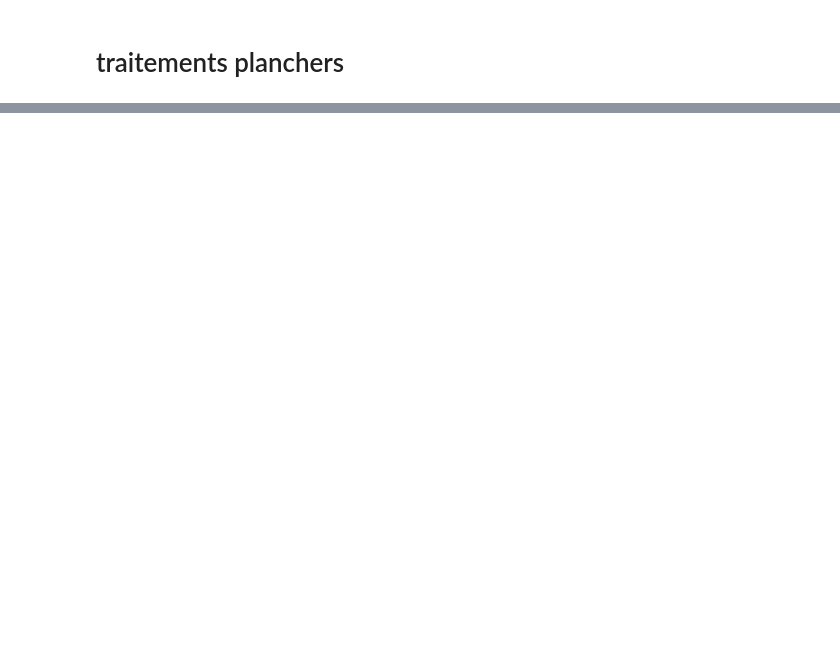
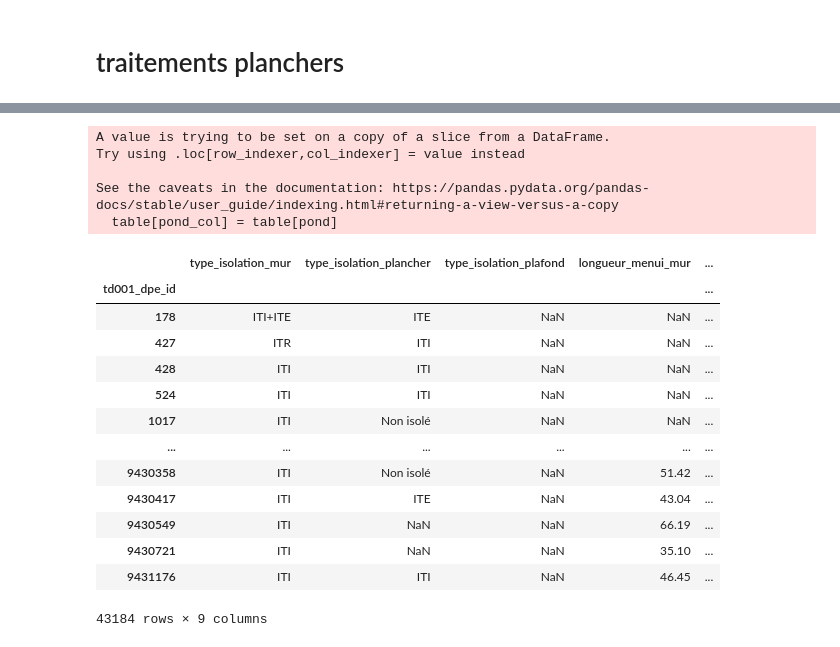
Before and after one commit to etalab/de-dpe-processing, a Jupyter notebook: data_processing_cstb/traitement_donnees_metier/dev.ipynb, the cells around one changed output, grey strips where cells are left out. Drawn from its saved outputs; the diff is of its cells as text; code cells hidden in the pictures; blank space fills up the shorter version.

```diff
--- a/data_processing_cstb/traitement_donnees_metier/dev.ipynb
+++ b/data_processing_cstb/traitement_donnees_metier/dev.ipynb
@@ -621,0 +1158,48 @@ table_concat
+# %%
+type_liaison_to_varname={'Mensuiserie / Plancher haut':'menui_ph',
+ 'Menuiserie / Mur':'menui_mur',
+ 'Plancher bas / Mur':'pb_mur',
+ 'Plancher haut lourd / Mur':'ph_mur',
+ 'Plancher intermédiaire lourd / Mur':'pi_mur',
+ 'Refend / Mur':'refend_mur',}
+# %%
+td010['type_liaison']=td010.tv013_type_liaison.replace(type_liaison_to_varname)
+# %%
+long=td010.pivot_table(index='td001_dpe_id',columns = 'type_liaison',values='longueur',aggfunc='sum')
+long.columns = [f'longueur_{col}' for col in long]
+
+type_isol_mur = agg_pond_top_freq(td010, 'tv013_isolation_mur', 'longueur',
+                       'td001_dpe_id').to_frame('type_isolation_mur')
+td010_pb = td010.loc[td010.type_liaison=='pb_mur']
+type_isol_plancher = agg_pond_top_freq(td010_pb, 'tv013_plancher_bas', 'longueur',
+                       'td001_dpe_id').to_frame('type_isolation_plancher')
+
+td010_ph = td010.loc[td010.type_liaison=='ph_mur']
+type_isol_plafond = agg_pond_top_freq(td010_ph, 'tv013_plancher_bas', 'longueur',
+                       'td001_dpe_id').to_frame('type_isolation_plafond')
+# %% [output]
+A value is trying to be set on a copy of a slice from a DataFrame.
+Try using .loc[row_indexer,col_indexer] = value instead
+
+See the caveats in the documentation: https://pandas.pydata.org/pandas-docs/stable/user_guide/indexing.html#returning-a-view-versus-a-copy
+  table[pond_col] = table[pond]
+# %%
+td010_pt_agg = pd.concat([type_isol_mur,type_isol_plancher,type_isol_plafond,long],axis=1)
+td010_pt_agg.index.name = 'td001_dpe_id'
+# %%
+td010_pt_agg
+# %% [output]
+|  | type_isolation_mur | type_isolation_plancher | type_isolation_plafond | longueur_menui_mur | ... |
+| td001_dpe_id |  |  |  |  | ... |
+| 178 | ITI+ITE | ITE | NaN | NaN | ... |
+| 427 | ITR | ITI | NaN | NaN | ... |
+| 428 | ITI | ITI | NaN | NaN | ... |
+| 524 | ITI | ITI | NaN | NaN | ... |
+| 1017 | ITI | Non isolé | NaN | NaN | ... |
+| ... | ... | ... | ... | ... | ... |
+| 9430358 | ITI | Non isolé | NaN | 51.42 | ... |
+| 9430417 | ITI | ITE | NaN | 43.04 | ... |
+| 9430549 | ITI | NaN | NaN | 66.19 | ... |
+| 9430721 | ITI | NaN | NaN | 35.10 | ... |
+| 9431176 | ITI | ITI | NaN | 46.45 | ... |
+43184 rows × 9 columns
```
Also changed, not shown: parts of 62 cells of this notebook, 6 other files.
